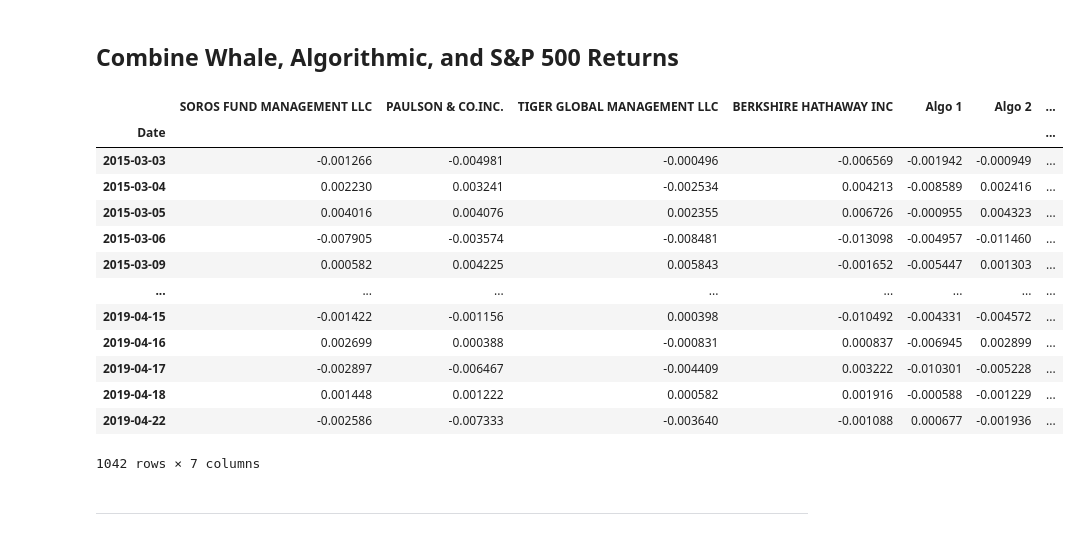
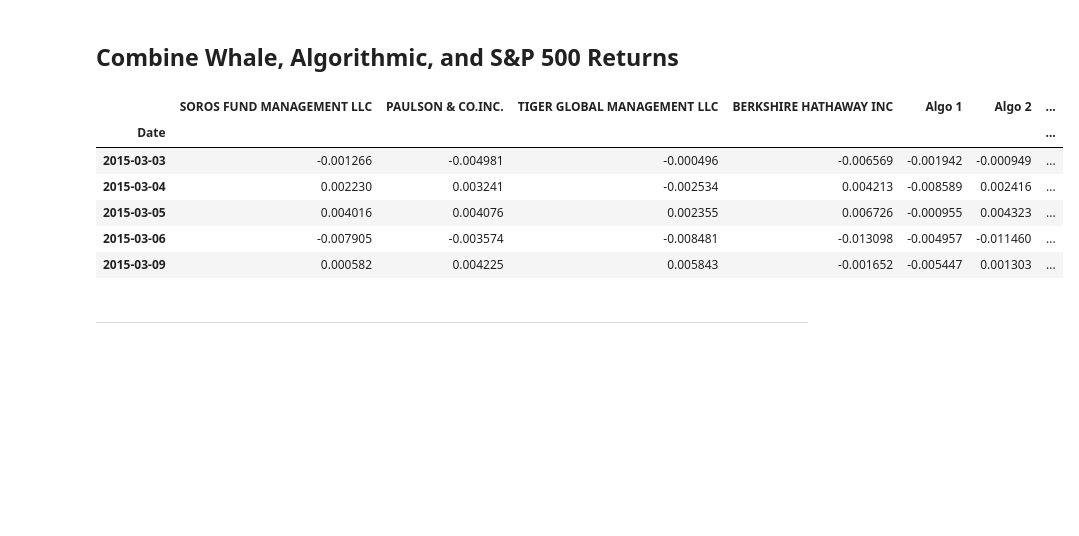
Before and after one commit to Luke-Mac/whale_off_portfolio, a Jupyter notebook: whale_analysis.ipynb, the cells around one changed output. Saved outputs shown, nothing was run; the diff lists cells and outputs as text; code cells hidden in the pictures; blank space fills up the shorter version.

Commit message:
Update whale portfolio

```diff
--- a/whale_analysis.ipynb
+++ b/whale_analysis.ipynb
@@ -31,3 +31,5 @@ Read the Whale Portfolio daily returns and clean the data
 # Reading whale returns
 whale_data = Path("./Resources/whale_returns.csv")
 whale_df = pd.read_csv(whale_data, index_col="Date", parse_dates=True, infer_datetime_format=True)
+whale_df.sort_index(inplace=True)
+whale_df.head()
@@ -51,3 +61,5 @@ Read the algorithmic daily returns and clean the data
 # Reading algorithmic returns
 algo_data = Path("./Resources/algo_returns.csv")
 algo_df = pd.read_csv(algo_data, index_col="Date", parse_dates=True, infer_datetime_format=True)
+algo_df.sort_index(inplace=True)
+algo_df.head()
@@ -81,3 +101,5 @@ Read the S&P 500 historic closing prices and create a new daily returns DataFram
 # Reading S&P 500 Closing Prices
 sp500_data = Path("./Resources/sp500_history.csv")
 sp500_df = pd.read_csv(sp500_data, index_col="Date", parse_dates=True, infer_datetime_format=True)
+sp500_df.sort_index(inplace=True)
+sp500_df.head()
@@ -113,6 +153,6 @@ dtypes: float64(1)
 memory usage: 25.8 KB
 # %%
 # Rename `Close` Column to be specific to this portfolio.
-sp500_returns.rename(columns={"Close": "Returns"}, inplace=True)
-sp500_returns
+sp500_returns.rename(columns={"Close": "SP500"}, inplace=True)
+sp500_returns.head()
 # %% [output]
@@ -135,22 +168,16 @@ sp500_returns
 # %%
 # Join Whale Returns, Algorithmic Returns, and the S&P 500 Returns into a single DataFrame with columns for each portfolio's returns.
 combined_df = pd.concat([whale_df, algo_df, sp500_returns], axis="columns", join="inner")
-combined_df
+combined_df.sort_index(inplace=True)
+combined_df.head()
 # %% [output]
 |  | SOROS FUND MANAGEMENT LLC | PAULSON & CO.INC. | TIGER GLOBAL MANAGEMENT LLC | BERKSHIRE HATHAWAY INC | Algo 1 | Algo 2 | ... |
 | Date |  |  |  |  |  |  | ... |
 | 2015-03-03 | -0.001266 | -0.004981 | -0.000496 | -0.006569 | -0.001942 | -0.000949 | ... |
 | 2015-03-04 | 0.002230 | 0.003241 | -0.002534 | 0.004213 | -0.008589 | 0.002416 | ... |
 | 2015-03-05 | 0.004016 | 0.004076 | 0.002355 | 0.006726 | -0.000955 | 0.004323 | ... |
 | 2015-03-06 | -0.007905 | -0.003574 | -0.008481 | -0.013098 | -0.004957 | -0.011460 | ... |
 | 2015-03-09 | 0.000582 | 0.004225 | 0.005843 | -0.001652 | -0.005447 | 0.001303 | ... |
-| ... | ... | ... | ... | ... | ... | ... | ... |
-| 2019-04-15 | -0.001422 | -0.001156 | 0.000398 | -0.010492 | -0.004331 | -0.004572 | ... |
-| 2019-04-16 | 0.002699 | 0.000388 | -0.000831 | 0.000837 | -0.006945 | 0.002899 | ... |
-| 2019-04-17 | -0.002897 | -0.006467 | -0.004409 | 0.003222 | -0.010301 | -0.005228 | ... |
-| 2019-04-18 | 0.001448 | 0.001222 | 0.000582 | 0.001916 | -0.000588 | -0.001229 | ... |
-| 2019-04-22 | -0.002586 | -0.007333 | -0.003640 | -0.001088 | 0.000677 | -0.001936 | ... |
-1042 rows × 7 columns
 # %% [markdown]
 ---
 # %% [markdown]
```
Also changed, not shown: parts of 13 cells of this notebook.
